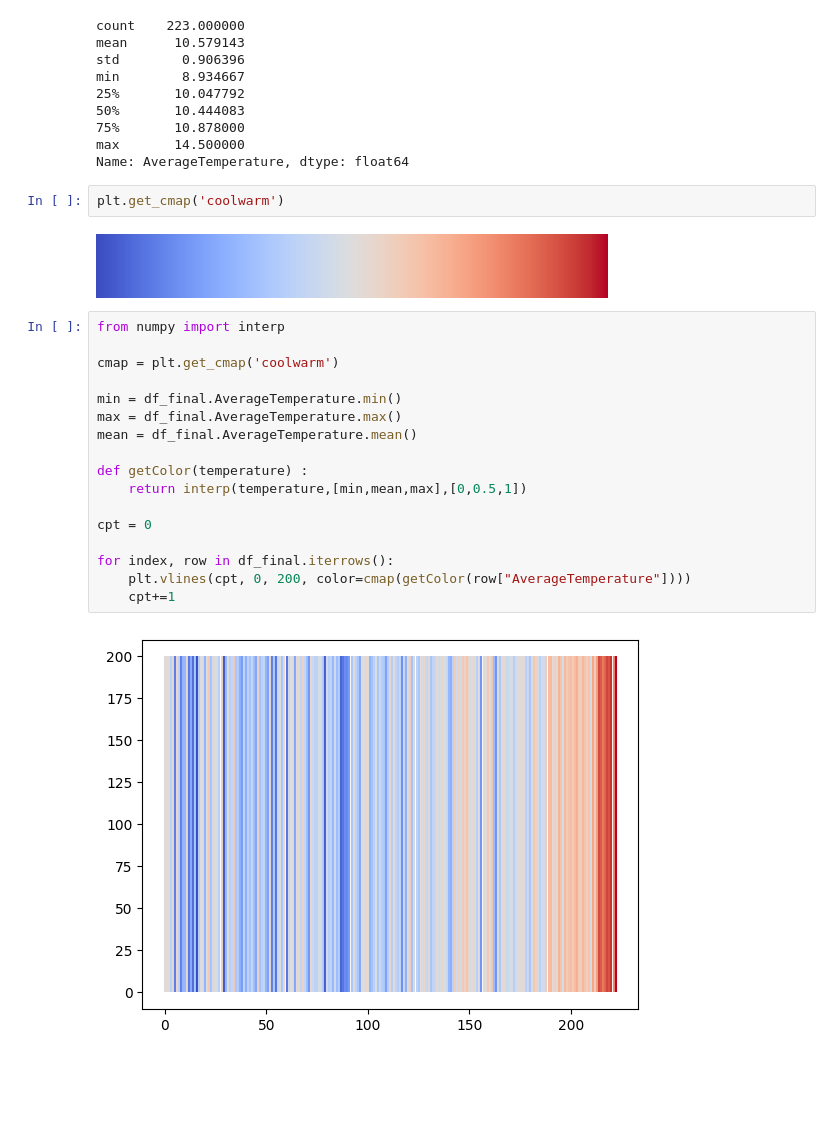
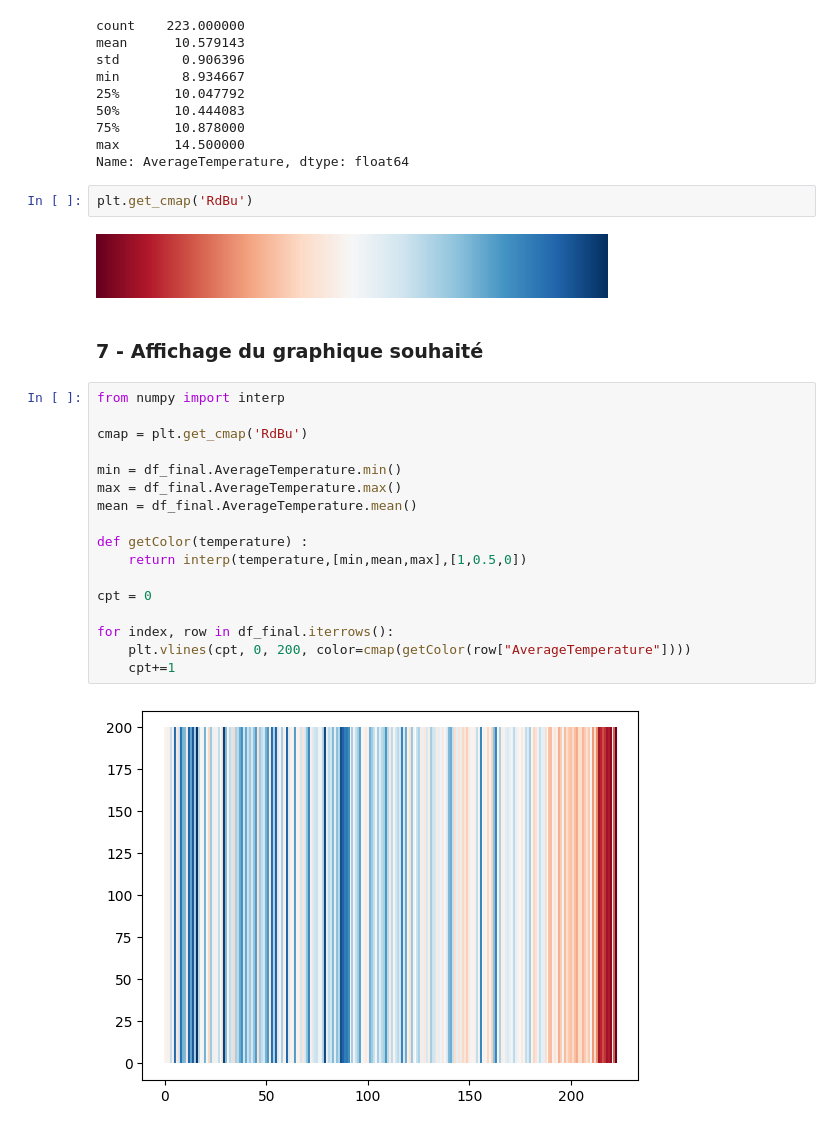
Before and after one commit to bandeDeCodeurs/dataviz_temperatures_france, a Jupyter notebook: dataviz_temperatures_france.ipynb, the cells around one changed output. Cells and saved outputs as stored; diff of their text form; blank space fills up the shorter version.

```diff
--- a/dataviz_temperatures_france.ipynb
+++ b/dataviz_temperatures_france.ipynb
@@ -251,20 +251,22 @@ min        8.934667
 max       14.500000
 Name: AverageTemperature, dtype: float64
 # %%
-plt.get_cmap('coolwarm')
+plt.get_cmap('RdBu')
 # %% [output]
-[figure, old version]
+[figure, new version]
+# %% [markdown]
+### 7 - Affichage du graphique souhaité
 # %%
 from numpy import interp
 
-cmap = plt.get_cmap('coolwarm')
+cmap = plt.get_cmap('RdBu')
 
 min = df_final.AverageTemperature.min()
 max = df_final.AverageTemperature.max()
 mean = df_final.AverageTemperature.mean()
 
 def getColor(temperature) :
-    return interp(temperature,[min,mean,max],[0,0.5,1])
+    return interp(temperature,[min,mean,max],[1,0.5,0])
 
 cpt = 0
 
@@ -272,4 +274,4 @@ for index, row in df_final.iterrows():
     plt.vlines(cpt, 0, 200, color=cmap(getColor(row["AverageTemperature"])))
     cpt+=1
 # %% [output]
-[figure, old version]
+[figure, new version]
```
